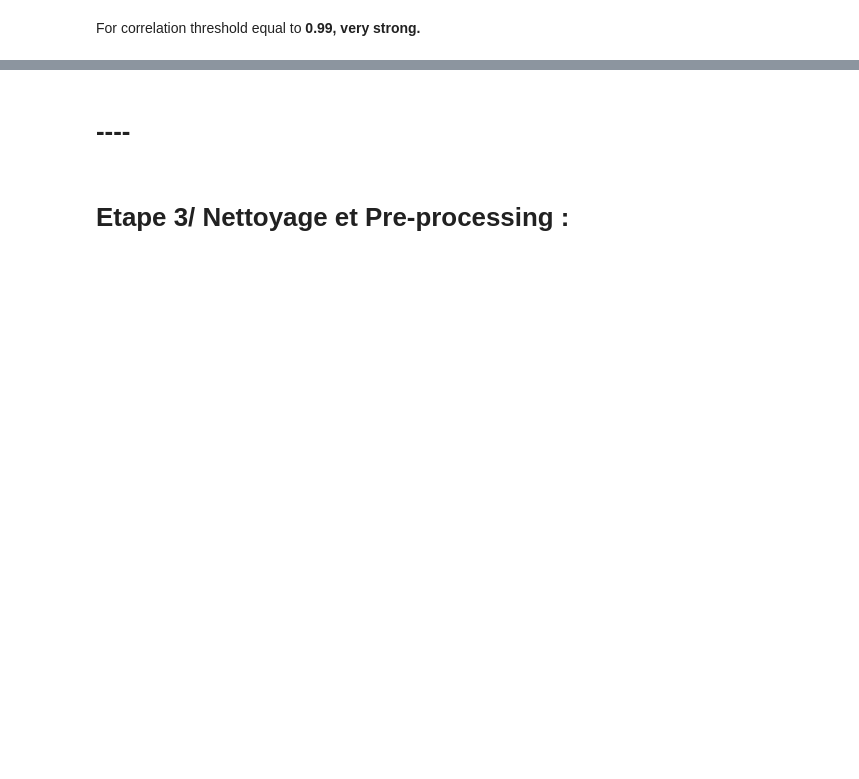
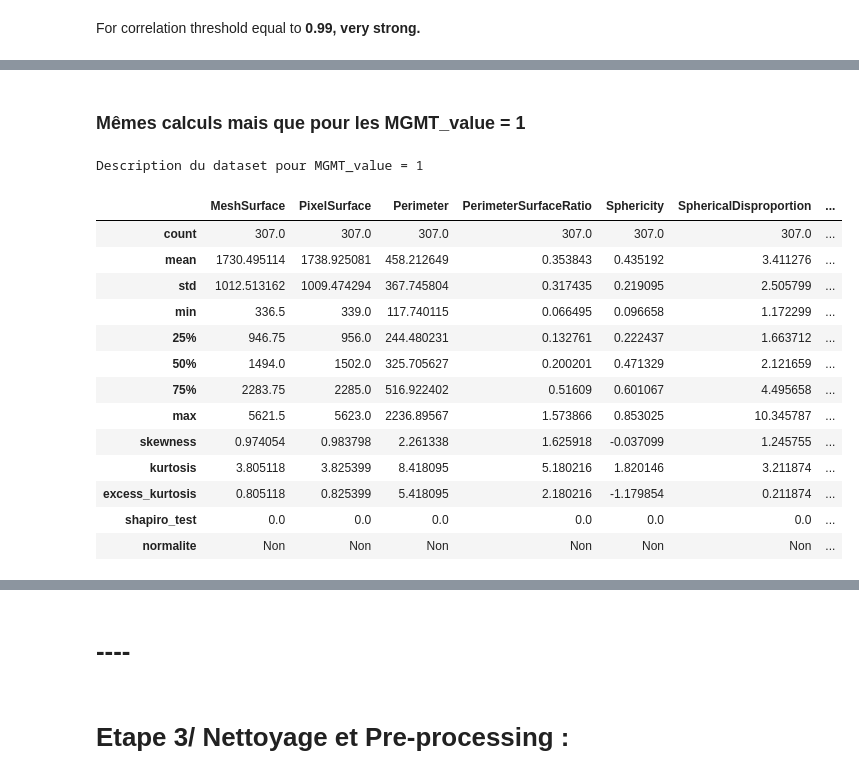
Before and after one commit to YanSte/RSNA-MICCAI-Brain-Tumor-Classification-AI, a Jupyter notebook: main.ipynb, the cells around one changed output, grey strips where cells are left out. Saved outputs shown, nothing was run; the diff lists cells and outputs as text; code cells hidden in the pictures; blank space fills up the shorter version.

```diff
--- a/main.ipynb
+++ b/main.ipynb
@@ -868,0 +970,23 @@ for group_correlated in groups_correlated_threshold_099:
+# %% [markdown]
+<h3>Mêmes calculs mais que pour les MGMT_value = 1</h3>
+# %%
+describe_MGMT_1=fonc_test_normality(dataset[dataset.MGMT_value == 1].drop('MGMT_value',axis=1),graphic=False)
+# %%
+print("Description du dataset pour MGMT_value = 1")
+describe_MGMT_1
+# %% [output]
+Description du dataset pour MGMT_value = 1
+|  | MeshSurface | PixelSurface | Perimeter | PerimeterSurfaceRatio | Sphericity | SphericalDisproportion | ... |
+| count | 307.0 | 307.0 | 307.0 | 307.0 | 307.0 | 307.0 | ... |
+| mean | 1730.495114 | 1738.925081 | 458.212649 | 0.353843 | 0.435192 | 3.411276 | ... |
+| std | 1012.513162 | 1009.474294 | 367.745804 | 0.317435 | 0.219095 | 2.505799 | ... |
+| min | 336.5 | 339.0 | 117.740115 | 0.066495 | 0.096658 | 1.172299 | ... |
+| 25% | 946.75 | 956.0 | 244.480231 | 0.132761 | 0.222437 | 1.663712 | ... |
+| 50% | 1494.0 | 1502.0 | 325.705627 | 0.200201 | 0.471329 | 2.121659 | ... |
+| 75% | 2283.75 | 2285.0 | 516.922402 | 0.51609 | 0.601067 | 4.495658 | ... |
+| max | 5621.5 | 5623.0 | 2236.89567 | 1.573866 | 0.853025 | 10.345787 | ... |
+| skewness | 0.974054 | 0.983798 | 2.261338 | 1.625918 | -0.037099 | 1.245755 | ... |
+| kurtosis | 3.805118 | 3.825399 | 8.418095 | 5.180216 | 1.820146 | 3.211874 | ... |
+| excess_kurtosis | 0.805118 | 0.825399 | 5.418095 | 2.180216 | -1.179854 | 0.211874 | ... |
+| shapiro_test | 0.0 | 0.0 | 0.0 | 0.0 | 0.0 | 0.0 | ... |
+| normalite | Non | Non | Non | Non | Non | Non | ... |
```
Also changed, not shown: parts of 33 cells of this notebook.
